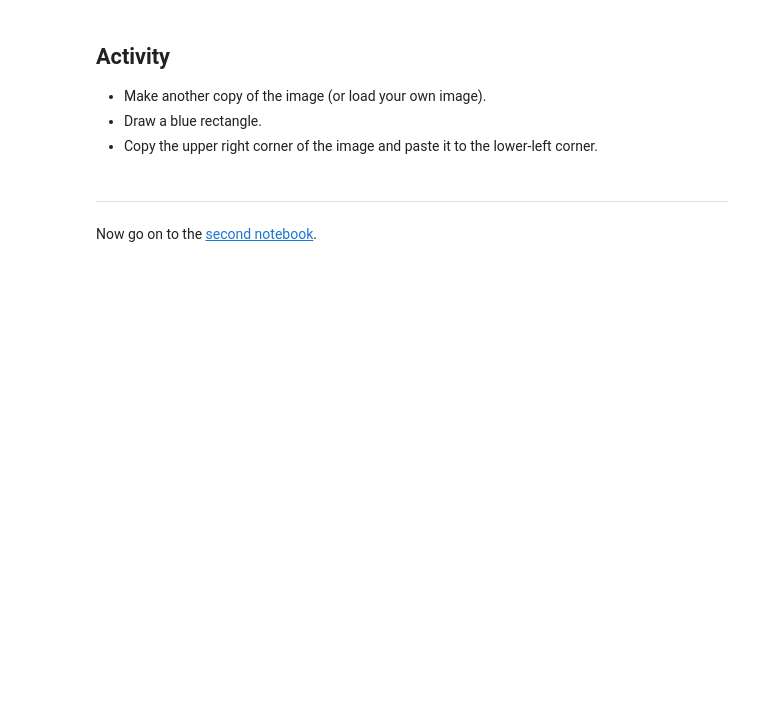
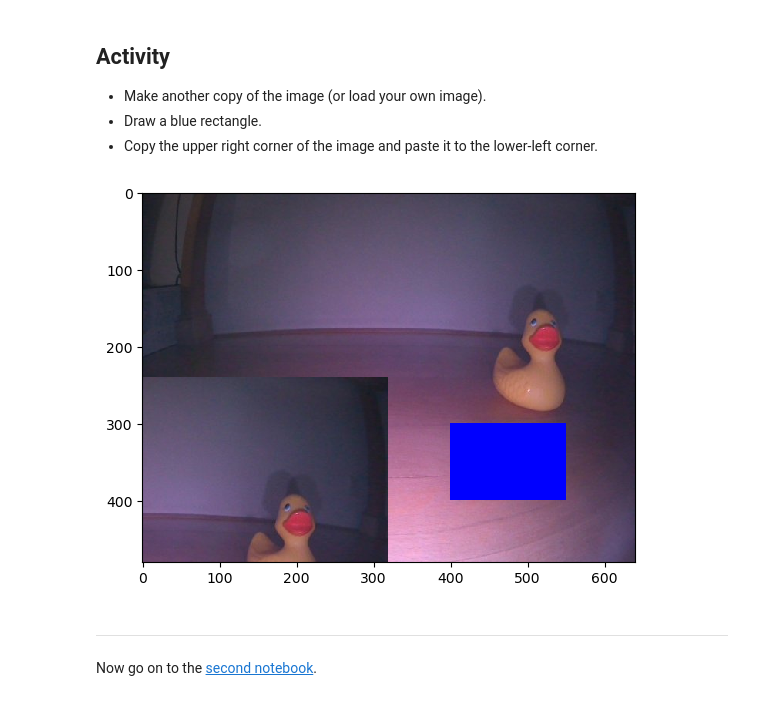
Before and after one commit to duckietown/duckietown-lx, a Jupyter notebook: braitenberg/notebooks/01-Image-Manipulation/braitenberg01.ipynb, the cells around one changed output. Drawn from its saved outputs; the diff is of its cells as text; code cells hidden in the pictures; blank space fills up the shorter version.

```diff
--- a/braitenberg/notebooks/01-Image-Manipulation/braitenberg01.ipynb
+++ b/braitenberg/notebooks/01-Image-Manipulation/braitenberg01.ipynb
@@ -114,3 +134,11 @@ In this case, we selected with `[300:400, 200:300, :]` all RGB components of tho
+# %%
+# TODO: Complete the activity here
+image1_copy2 = image1.copy()
+image1_copy2[300:400, 400:550, :] = (0,0,255)
+image1_copy2[int(image1.shape[0]/2) : image1.shape[0], 0 : int(image1.shape[1]/2), : ] = image1_copy2[0 :int(image1.shape[0]/2), int(image1.shape[1]/2) : image1.shape[1], : ]
+plt.imshow(image1_copy2);
+# %% [output]
+[figure, added]
 # %% [markdown]
 ----
 
```
Also changed, not shown: parts of 10 cells of this notebook, 20 other files.
